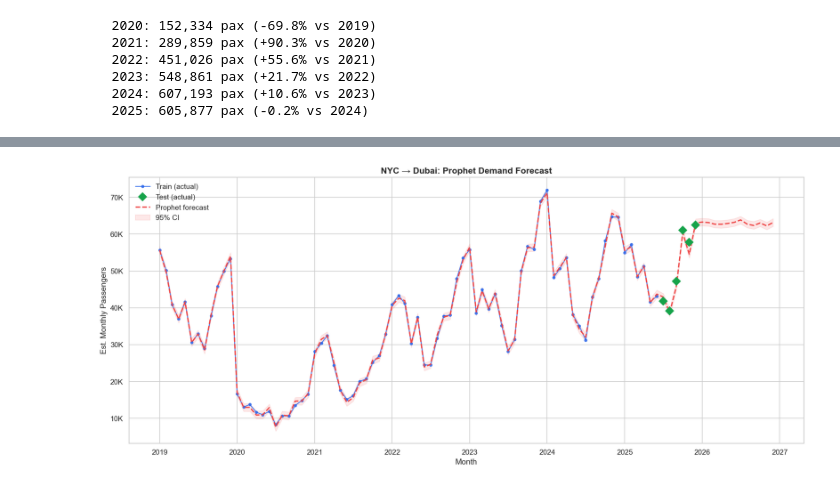
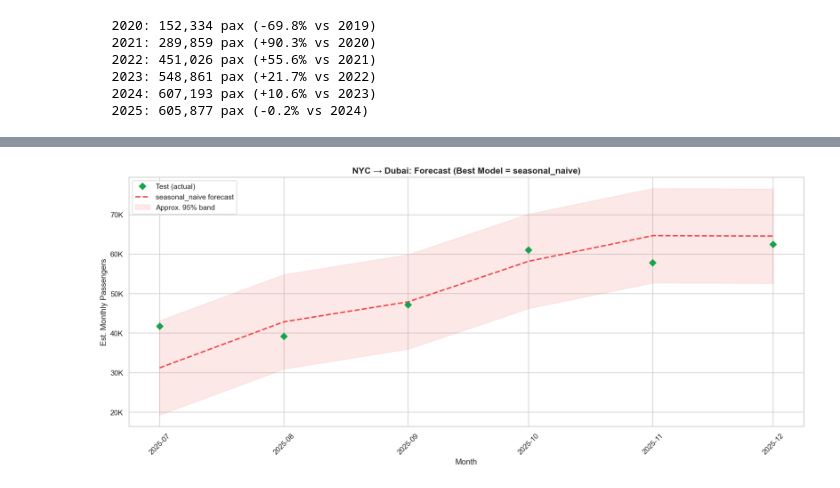
Before and after one commit to Dheerajc15/OTA-Growth-Analytics-NYC-Dubai, a Jupyter notebook: notebooks/01_demand_forecasting.ipynb, the cells around one changed output, grey strips where cells are left out. Drawn from its saved outputs; the diff is of its cells as text; code cells hidden in the pictures.

```diff
--- a/notebooks/01_demand_forecasting.ipynb
+++ b/notebooks/01_demand_forecasting.ipynb
@@ -147,0 +100,17 @@ Total est. passengers: 3,159,769
+# %%
+merged = analysis_df.copy().rename(columns={"ds": "date", "y": "EST_PASSENGERS"})
+merged["date"] = pd.to_datetime(merged["date"], errors="coerce")
+
+if "supply_flights" in merged.columns and "MONTHLY_FLIGHTS" not in merged.columns:
+    merged["MONTHLY_FLIGHTS"] = merged["supply_flights"]
+if "load_factor" in merged.columns and "LOAD_FACTOR" not in merged.columns:
+    merged["LOAD_FACTOR"] = merged["load_factor"]
+
+trend_cols = [c for c in merged.columns if c.startswith("trend_")]
+
+assert len(merged) > 0, "Merged analysis frame is empty"
+assert "EST_PASSENGERS" in merged.columns, "Missing EST_PASSENGERS"
+
+print(f"Merged dataset: {merged.shape[0]} months × {merged.shape[1]} columns")
+print(f"Trend regressors found: {len(trend_cols)}")
+display(merged[["date", "EST_PASSENGERS"] + [c for c in ["MONTHLY_FLIGHTS","LOAD_FACTOR"] if c in merged.columns] + trend_cols[:3]].head())
@@ -372,35 +387,24 @@ Prophet — Train: 78 months, Test: 6 months
 # %%
-fc = prophet_results["forecast"]
-tr = prophet_results["train"]
-te = prophet_results["test"]
-
 fig, ax = plt.subplots(figsize=(16, 7))
 
-# Training data
-ax.plot(tr["ds"], tr["y"], "o-", color="#2563eb", markersize=4, linewidth=1.5,
-        label="Train (actual)", alpha=0.8)
+ax.plot(pred["ds"], pred["y"], "D", color="#16a34a", markersize=8, label="Test (actual)", zorder=5)
+ax.plot(pred["ds"], pred["yhat"], "--", color="#ef4444", linewidth=2.2, label=f"{best_model} forecast")
 
-# Test actuals
-ax.plot(te["ds"], te["y"], "D", color="#16a34a", markersize=9,
-        label="Test (actual)", zorder=5)
+# pseudo CI band from residual std (visual uncertainty band)
+resid_std = float(pred["residual"].std(ddof=1)) if len(pred) > 1 else 0.0
+ax.fill_between(pred["ds"], pred["yhat"] - 1.96*resid_std, pred["yhat"] + 1.96*resid_std,
+                alpha=0.12, color="#ef4444", label="Approx. 95% band")
 
-# Forecast line
-ax.plot(fc["ds"], fc["yhat"], "--", color="#ef4444", linewidth=2, label="Prophet forecast")
-
-# 95% confidence interval
-ax.fill_between(fc["ds"], fc["yhat_lower"], fc["yhat_upper"],
-                alpha=0.12, color="#ef4444", label="95% CI")
-
-ax.set_title("NYC → Dubai: Prophet Demand Forecast", fontsize=14, fontweight="bold")
+ax.set_title(f"NYC → Dubai: Forecast (Best Model = {best_model})", fontsize=14, fontweight="bold")
 ax.set_ylabel("Est. Monthly Passengers")
 ax.set_xlabel("Month")
 ax.yaxis.set_major_formatter(mtick.FuncFormatter(lambda x, _: f"{x/1000:.0f}K"))
 ax.legend(loc="upper left")
-ax.xaxis.set_major_locator(mdates.YearLocator())
-ax.xaxis.set_major_formatter(mdates.DateFormatter("%Y"))
+ax.xaxis.set_major_formatter(mdates.DateFormatter("%Y-%m"))
+plt.xticks(rotation=45)
 
 plt.tight_layout()
-plt.savefig(FIGURES_DIR / "m01_prophet_forecast.png", dpi=150, bbox_inches="tight")
+plt.savefig(FIGURES_DIR / "m01_best_model_forecast.png", dpi=150, bbox_inches="tight")
 plt.show()
 # %% [output]
-[figure, old version]
+[figure, new version]
```
Also changed, not shown: parts of 24 cells of this notebook, 4 other files.
